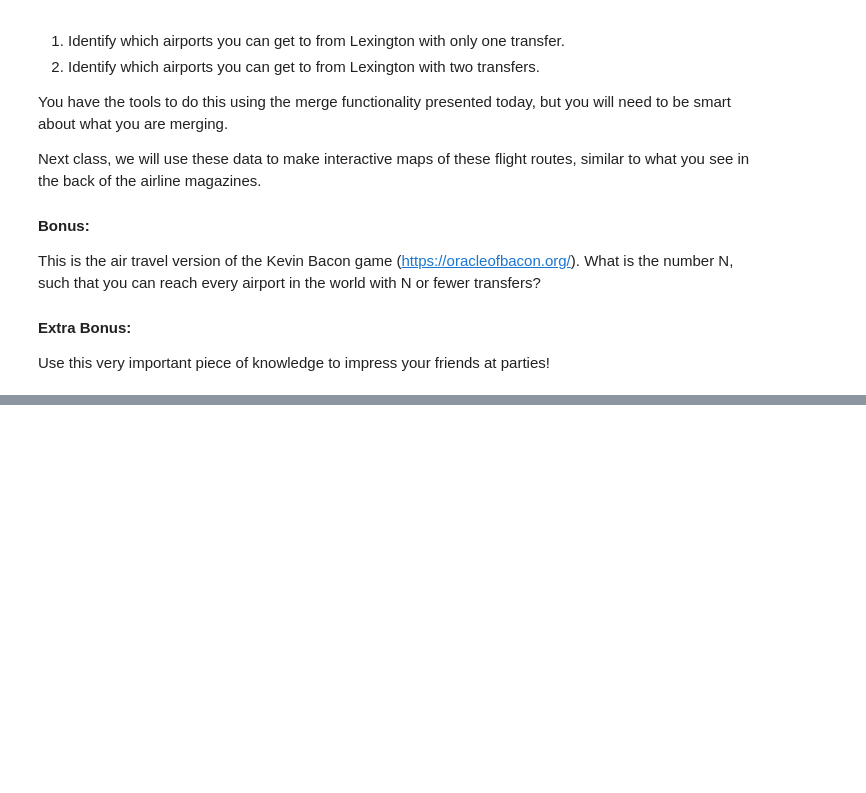
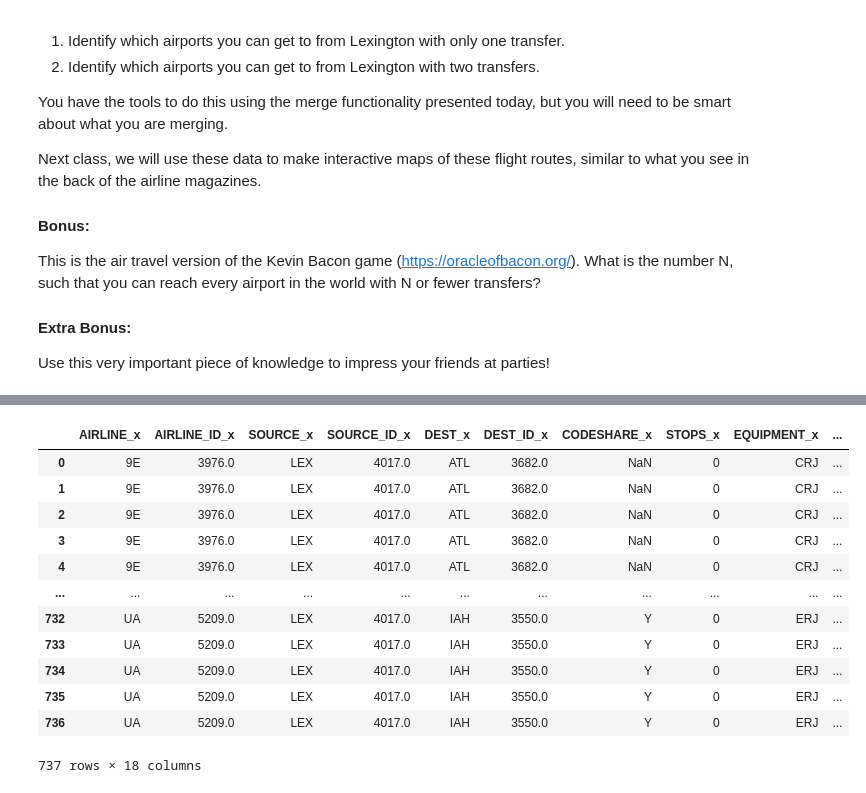
Before and after one commit to Mimarah/ce599, a Jupyter notebook: 07-Merging/open-flights-tutorial.ipynb, the cells around one changed output, grey strips where cells are left out. Saved outputs shown, nothing was run; the diff lists cells and outputs as text; code cells hidden in the pictures; blank space fills up the shorter version.

```diff
--- a/07-Merging/open-flights-tutorial.ipynb
+++ b/07-Merging/open-flights-tutorial.ipynb
@@ -927,0 +644,18 @@ two_transfer
+# %%
+#This will concatate all the destinations you can get to from these airports and this will be
+#our base for one transfer routes from lexington
+from_atl = routes[routes['SOURCE'] == 'ATL']
+from_lga = routes[routes['SOURCE'] == 'LGA']
+from_fll = routes[routes['SOURCE'] == 'FLL']
+from_pgd = routes[routes['SOURCE'] == 'PGD']
+from_pie = routes[routes['SOURCE'] == 'PIE']
+from_sfb = routes[routes['SOURCE'] == 'SFB']
+from_clt = routes[routes['SOURCE'] == 'CLT']
+from_dfw = routes[routes['SOURCE'] == 'DFW']
+from_iah = routes[routes['SOURCE'] == 'IAH']
+from_msp = routes[routes['SOURCE'] == 'MSP']
+from_dtw = routes[routes['SOURCE'] == 'DTW']
+from_dca = routes[routes['SOURCE'] == 'DCA']
+from_ord = routes[routes['SOURCE'] == 'ORD']
+outboundlexroutes = pd.concat([from_dfw, from_iah, from_msp, from_dtw, from_dca, from_ord, from_clt, from_atl,from_sfb, from_pie, from_pgd, from_fll, from_lga])
+outboundlexroutes
@@ -927,0 +676,4 @@ two_transfer
+# %%
+#drops any duplicates
+outboundlexroutes = outboundlexroutes.drop_duplicates(subset = ['DEST'])
+outboundlexroutes
@@ -927,0 +694,19 @@ two_transfer
+# %%
+#this table merges airports you can go to direct from lex with the outboundlexroutes which shows their destinations
+#this table shows other aitports you go to from lexington using one transfer
+onetransferlex= pd.merge(lex_from, outboundlexroutes, left_on='DEST', right_on='SOURCE', how='inner')
+onetransferlex
+# %% [output]
+|  | AIRLINE_x | AIRLINE_ID_x | SOURCE_x | SOURCE_ID_x | DEST_x | DEST_ID_x | CODESHARE_x | STOPS_x | EQUIPMENT_x | ... |
+| 0 | 9E | 3976.0 | LEX | 4017.0 | ATL | 3682.0 | NaN | 0 | CRJ | ... |
+| 1 | 9E | 3976.0 | LEX | 4017.0 | ATL | 3682.0 | NaN | 0 | CRJ | ... |
+| 2 | 9E | 3976.0 | LEX | 4017.0 | ATL | 3682.0 | NaN | 0 | CRJ | ... |
+| 3 | 9E | 3976.0 | LEX | 4017.0 | ATL | 3682.0 | NaN | 0 | CRJ | ... |
+| 4 | 9E | 3976.0 | LEX | 4017.0 | ATL | 3682.0 | NaN | 0 | CRJ | ... |
+| ... | ... | ... | ... | ... | ... | ... | ... | ... | ... | ... |
+| 732 | UA | 5209.0 | LEX | 4017.0 | IAH | 3550.0 | Y | 0 | ERJ | ... |
+| 733 | UA | 5209.0 | LEX | 4017.0 | IAH | 3550.0 | Y | 0 | ERJ | ... |
+| 734 | UA | 5209.0 | LEX | 4017.0 | IAH | 3550.0 | Y | 0 | ERJ | ... |
+| 735 | UA | 5209.0 | LEX | 4017.0 | IAH | 3550.0 | Y | 0 | ERJ | ... |
+| 736 | UA | 5209.0 | LEX | 4017.0 | IAH | 3550.0 | Y | 0 | ERJ | ... |
+737 rows × 18 columns
```
Also changed, not shown: parts of 31 cells of this notebook, 8 other files.
